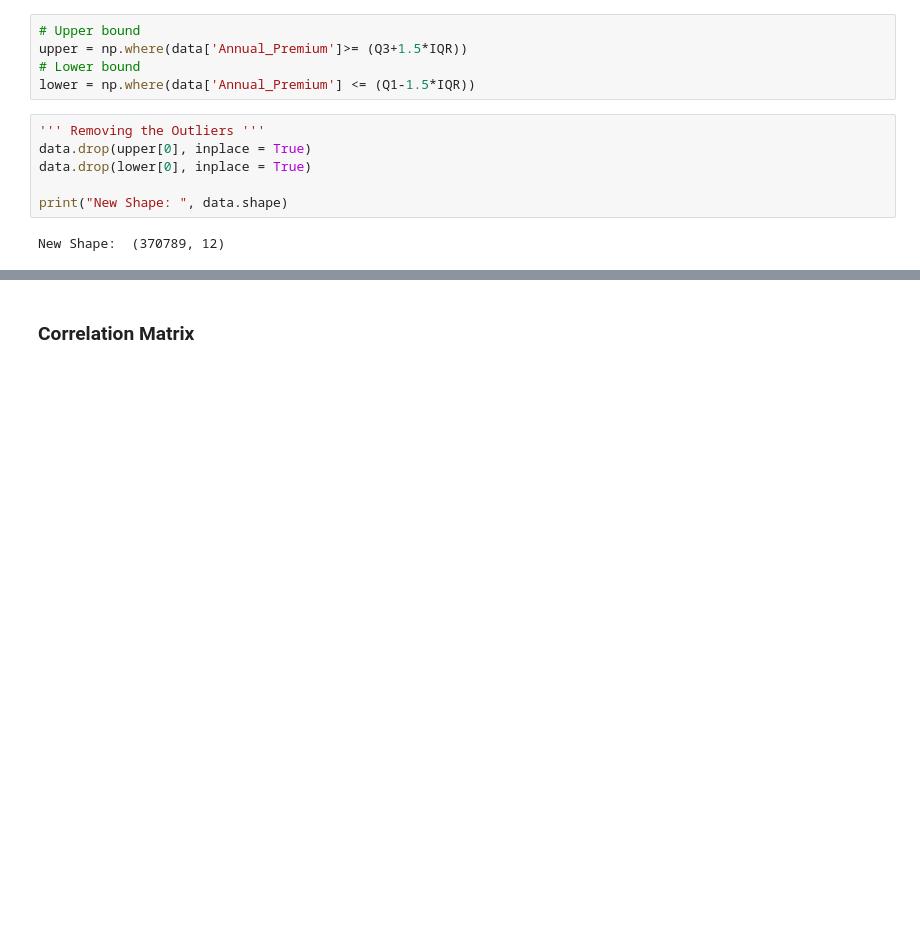
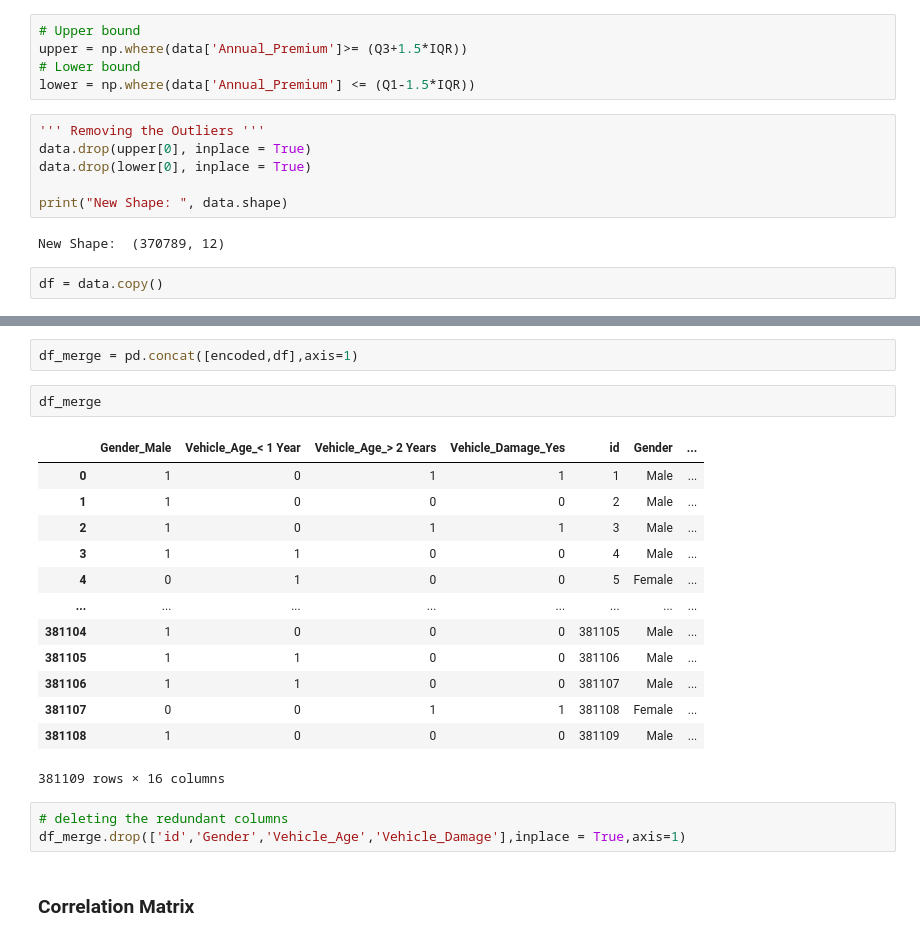
Before and after one commit to SampannaMishra/Health_Insurance_Cross_Selling_Prediction, a Jupyter notebook: Health_Insurance_Cross_Selling_Prediction.ipynb, the cells around one changed output, grey strips where cells are left out. Cells and saved outputs as stored; diff of their text form; blank space fills up the shorter version.

```diff
--- a/Health_Insurance_Cross_Selling_Prediction.ipynb
+++ b/Health_Insurance_Cross_Selling_Prediction.ipynb
@@ -404,4 +394,6 @@ data.drop(lower[0], inplace = True)
 print("New Shape: ", data.shape)
 # %% [output]
 New Shape:  (370789, 12)
+# %%
+df = data.copy()
 # %%
@@ -427,3 +427,24 @@ data.head()
+# %%
+df_merge = pd.concat([encoded,df],axis=1)
+# %%
+df_merge
+# %% [output]
+|  | Gender_Male | Vehicle_Age_< 1 Year | Vehicle_Age_> 2 Years | Vehicle_Damage_Yes | id | Gender | ... |
+| 0 | 1 | 0 | 1 | 1 | 1 | Male | ... |
+| 1 | 1 | 0 | 0 | 0 | 2 | Male | ... |
+| 2 | 1 | 0 | 1 | 1 | 3 | Male | ... |
+| 3 | 1 | 1 | 0 | 0 | 4 | Male | ... |
+| 4 | 0 | 1 | 0 | 0 | 5 | Female | ... |
+| ... | ... | ... | ... | ... | ... | ... | ... |
+| 381104 | 1 | 0 | 0 | 0 | 381105 | Male | ... |
+| 381105 | 1 | 1 | 0 | 0 | 381106 | Male | ... |
+| 381106 | 1 | 1 | 0 | 0 | 381107 | Male | ... |
+| 381107 | 0 | 0 | 1 | 1 | 381108 | Female | ... |
+| 381108 | 1 | 0 | 0 | 0 | 381109 | Male | ... |
+381109 rows × 16 columns
+# %%
+# deleting the redundant columns
+df_merge.drop(['id','Gender','Vehicle_Age','Vehicle_Damage'],inplace = True,axis=1)
 # %% [markdown]
 ### **Correlation Matrix**
 # %%
```
Also changed, not shown: parts of 34 cells of this notebook.
